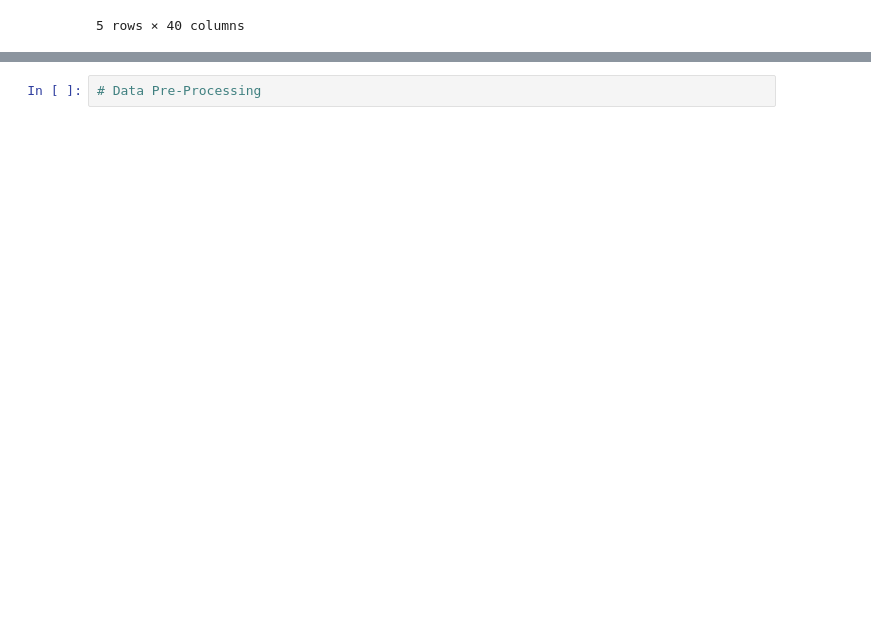
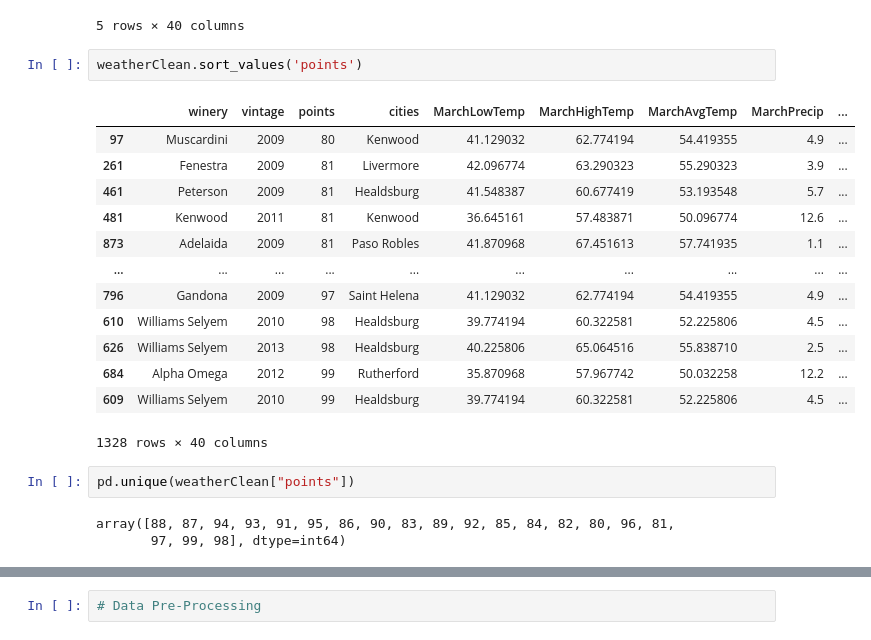
Before and after one commit to TempestCampbell/Machine-Learning-Project, a Jupyter notebook: MachineLearningPractice/MachineLearningPractice-Copy4_Catergories.ipynb, the cells around one changed output, grey strips where cells are left out. Cells and saved outputs as stored; diff of their text form; blank space fills up the shorter version.

```diff
--- a/MachineLearningPractice/MachineLearningPractice-Copy4_Catergories.ipynb
+++ b/MachineLearningPractice/MachineLearningPractice-Copy4_Catergories.ipynb
@@ -45,3 +45,24 @@ weatherClean.head()
 | 3 | Claiborne & Churchill | 2014 | 93 | San Luis Obispo | 48.612903 | 68.322581 | 61.129032 | 1.8 | ... |
 | 4 | Claiborne & Churchill | 2014 | 91 | San Luis Obispo | 48.612903 | 68.322581 | 61.129032 | 1.8 | ... |
 5 rows × 40 columns
+# %%
+weatherClean.sort_values('points')
+# %% [output]
+|  | winery | vintage | points | cities | MarchLowTemp | MarchHighTemp | MarchAvgTemp | MarchPrecip | ... |
+| 97 | Muscardini | 2009 | 80 | Kenwood | 41.129032 | 62.774194 | 54.419355 | 4.9 | ... |
+| 261 | Fenestra | 2009 | 81 | Livermore | 42.096774 | 63.290323 | 55.290323 | 3.9 | ... |
+| 461 | Peterson | 2009 | 81 | Healdsburg | 41.548387 | 60.677419 | 53.193548 | 5.7 | ... |
+| 481 | Kenwood | 2011 | 81 | Kenwood | 36.645161 | 57.483871 | 50.096774 | 12.6 | ... |
+| 873 | Adelaida | 2009 | 81 | Paso Robles | 41.870968 | 67.451613 | 57.741935 | 1.1 | ... |
+| ... | ... | ... | ... | ... | ... | ... | ... | ... | ... |
+| 796 | Gandona | 2009 | 97 | Saint Helena | 41.129032 | 62.774194 | 54.419355 | 4.9 | ... |
+| 610 | Williams Selyem | 2010 | 98 | Healdsburg | 39.774194 | 60.322581 | 52.225806 | 4.5 | ... |
+| 626 | Williams Selyem | 2013 | 98 | Healdsburg | 40.225806 | 65.064516 | 55.838710 | 2.5 | ... |
+| 684 | Alpha Omega | 2012 | 99 | Rutherford | 35.870968 | 57.967742 | 50.032258 | 12.2 | ... |
+| 609 | Williams Selyem | 2010 | 99 | Healdsburg | 39.774194 | 60.322581 | 52.225806 | 4.5 | ... |
+1328 rows × 40 columns
+# %%
+pd.unique(weatherClean["points"])
+# %% [output]
+array([88, 87, 94, 93, 91, 95, 86, 90, 83, 89, 92, 85, 84, 82, 80, 96, 81,
+       97, 99, 98], dtype=int64)
```
Also changed, not shown: parts of 12 cells of this notebook, 1 other file.
